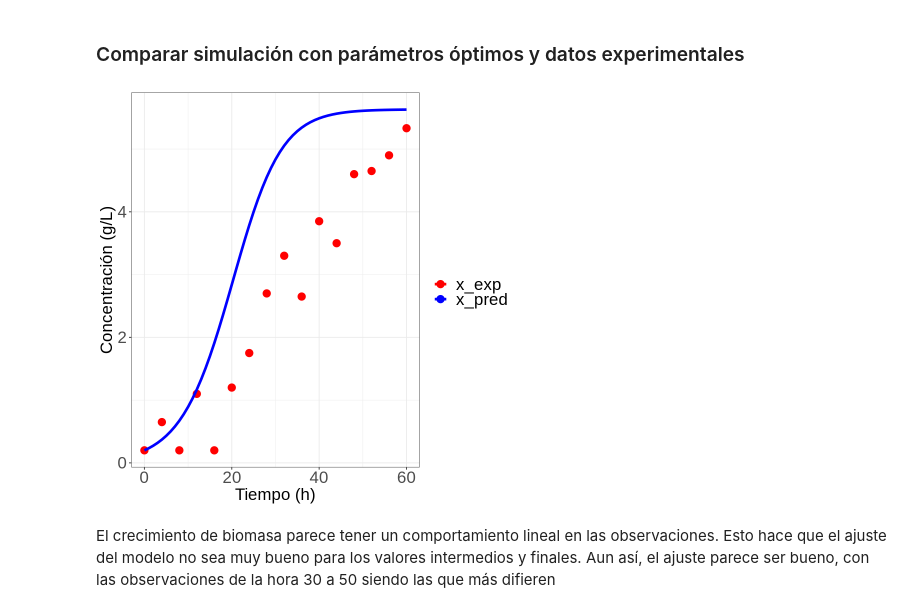
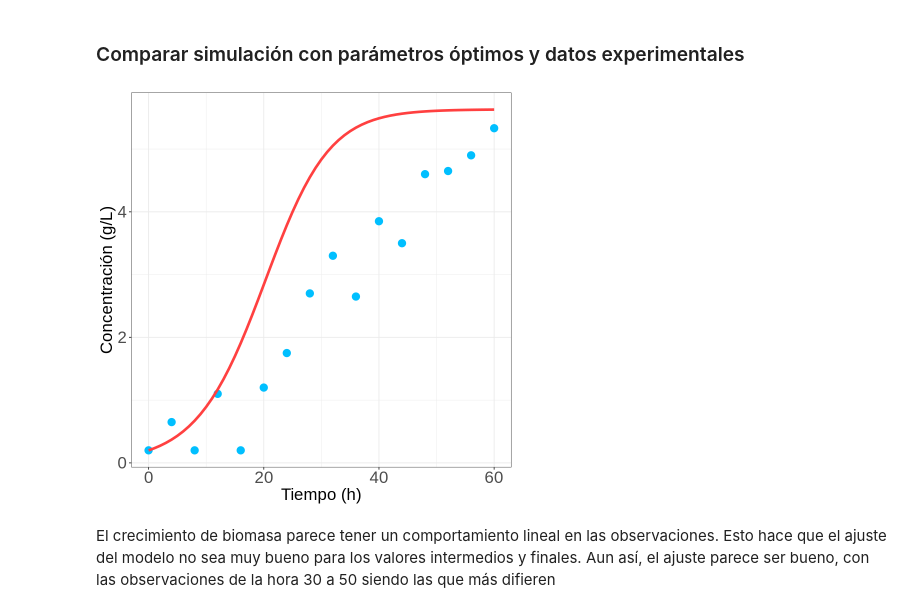
Before and after one commit to JuanM-GG/modelos-tesis, a Jupyter notebook: optimizacion_parametrica_monod.ipynb, the cells around one changed output. Cells and saved outputs as stored; diff of their text form; code cells hidden in the pictures.

```diff
--- a/optimizacion_parametrica_monod.ipynb
+++ b/optimizacion_parametrica_monod.ipynb
@@ -773,21 +768,21 @@ out_zb <- as.data.frame(out_zb)
 # %%
 # comparamos modelo y datos experimentales (biomasa)
 ggplot(data_zb, aes(x=time)) +
   geom_point(aes(y = x, color = "x_exp"), size = 4) +
   geom_line(data = out_zb, aes(y = x, color = "x_pred"), lwd = 1.5) +
-  scale_color_manual("", breaks = c("x_exp", "x_pred"), values = c("red", "blue")) +
+  scale_color_manual("", breaks = c("x_exp", "x_pred"), values = c("deepskyblue1", "brown1")) +
   xlab("Tiempo (h)") +
   ylab("Concentración (g/L)") +
   #labs(title = "Zygosaccharomyces bailii") +
   theme_bw() +
-  theme(
+  theme(legend.position = "none",
         plot.title = element_text(size=25,face = "italic"),
         axis.text=element_text(size=20),
         axis.title=element_text(size=20),
         legend.title = element_text(size=20),
         legend.text = element_text(size=20))
 # %% [output]
-[figure, old version]
+[figure, new version]
 # %% [markdown]
 El crecimiento de biomasa parece tener un comportamiento lineal en las observaciones. Esto hace que el ajuste del modelo no sea muy bueno para los valores intermedios y finales. Aun así, el ajuste parece ser bueno, con las observaciones de la hora 30 a 50 siendo las que más difieren
 # %%
```
Also changed, not shown: parts of 18 cells of this notebook.
